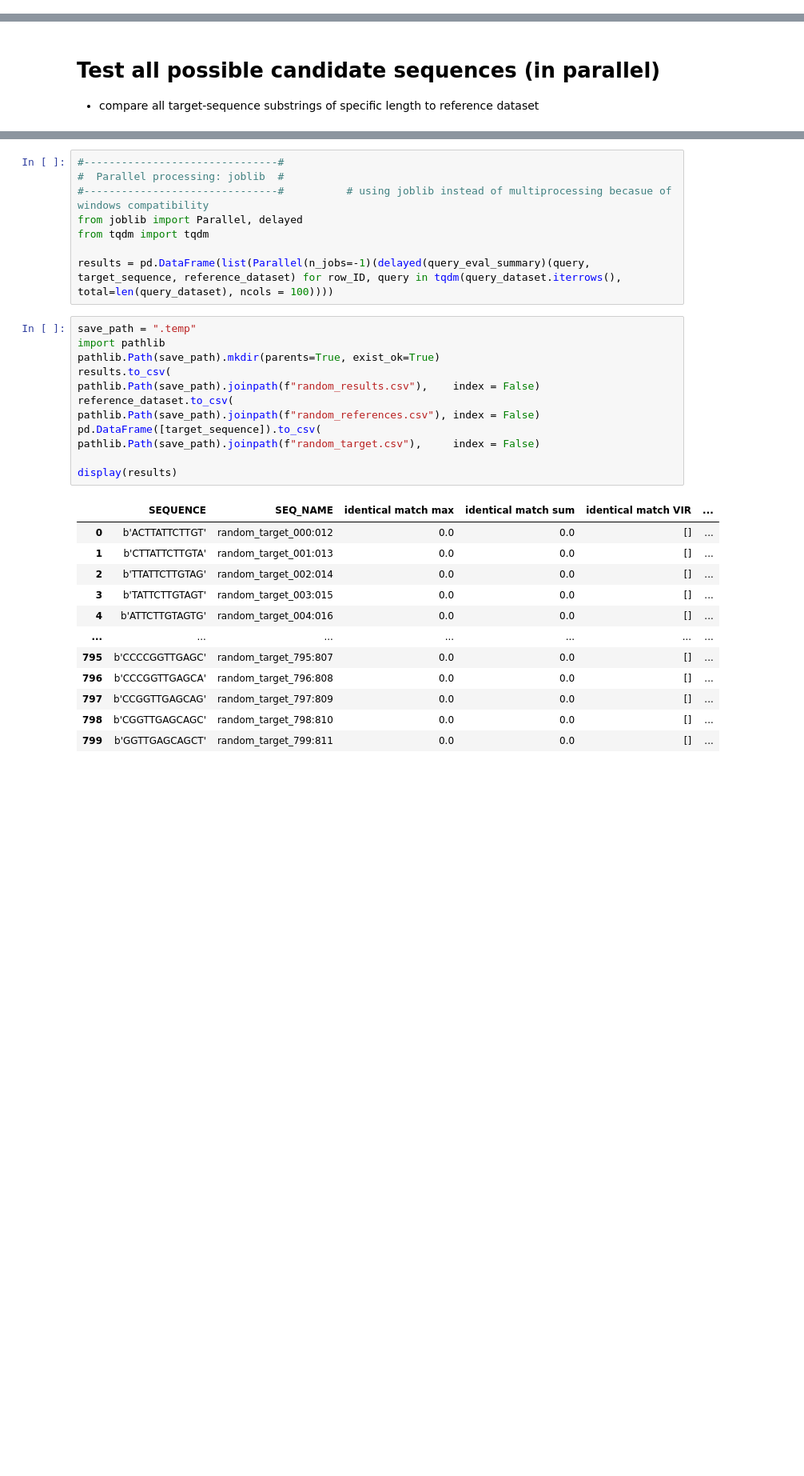
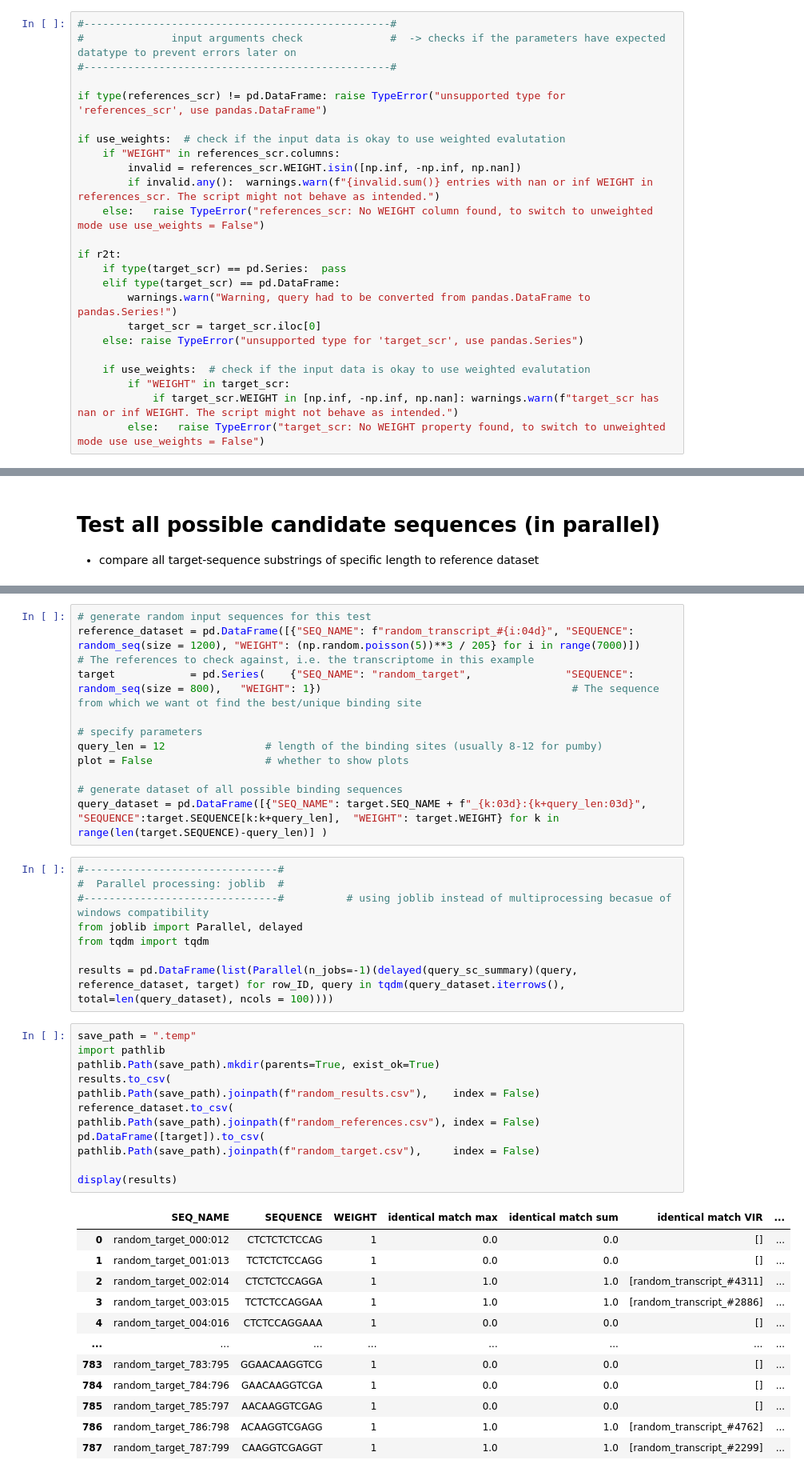
Before and after one commit to Q1vy/iGEM2025-TRAPS-Software-and-Modelling, a Jupyter notebook: target_search_test.ipynb, the cells around one changed output, grey strips where cells are left out. Shown at 80% size. Saved outputs shown, nothing was run; the diff lists cells and outputs as text; blank space fills up the shorter version.

```diff
--- a/target_search_test.ipynb
+++ b/target_search_test.ipynb
@@ -194 +276,25 @@ if len(results_T) > 1: raise ValueError("unexpected result, there should only be
+# %%
+#-------------------------------------------------#
+#              input arguments check              #  -> checks if the parameters have expected datatype to prevent errors later on
+#-------------------------------------------------#
+
+if type(references_scr) != pd.DataFrame: raise TypeError("unsupported type for 'references_scr', use pandas.DataFrame")
+
+if use_weights:  # check if the input data is okay to use weighted evalutation
+    if "WEIGHT" in references_scr.columns:
+        invalid = references_scr.WEIGHT.isin([np.inf, -np.inf, np.nan])
+        if invalid.any():  warnings.warn(f"{invalid.sum()} entries with nan or inf WEIGHT in references_scr. The script might not behave as intended.")
+    else:   raise TypeError("references_scr: No WEIGHT column found, to switch to unweighted mode use use_weights = False")
+
+if r2t:
+    if type(target_scr) == pd.Series:  pass
+    elif type(target_scr) == pd.DataFrame:
+        warnings.warn("Warning, query had to be converted from pandas.DataFrame to pandas.Series!")
+        target_scr = target_scr.iloc[0]
+    else: raise TypeError("unsupported type for 'target_scr', use pandas.Series")
+
+    if use_weights:  # check if the input data is okay to use weighted evalutation
+        if "WEIGHT" in target_scr:
+            if target_scr.WEIGHT in [np.inf, -np.inf, np.nan]: warnings.warn(f"target_scr has nan or inf WEIGHT. The script might not behave as intended.")
+        else:   raise TypeError("target_scr: No WEIGHT property found, to switch to unweighted mode use use_weights = False")
 # %%
@@ -570,3 +616,14 @@ display(query_dataset)
+# %%
+# generate random input sequences for this test
+reference_dataset = pd.DataFrame([{"SEQ_NAME": f"random_transcript_#{i:04d}", "SEQUENCE": random_seq(size = 1200), "WEIGHT": (np.random.poisson(5))**3 / 205} for i in range(7000)])      # The references to check against, i.e. the transcriptome in this example
+target            = pd.Series(    {"SEQ_NAME": "random_target",               "SEQUENCE": random_seq(size = 800),   "WEIGHT": 1})                                        # The sequence from which we want ot find the best/unique binding site
+
+# specify parameters
+query_len = 12                # length of the binding sites (usually 8-12 for pumby)
+plot = False                  # whether to show plots
+
+# generate dataset of all possible binding sequences
+query_dataset = pd.DataFrame([{"SEQ_NAME": target.SEQ_NAME + f"_{k:03d}:{k+query_len:03d}", "SEQUENCE":target.SEQUENCE[k:k+query_len],  "WEIGHT": target.WEIGHT} for k in range(len(target.SEQUENCE)-query_len)] )
 # %%
 #-------------------------------#
 #  Parallel processing: joblib  #
@@ -574,26 +631,26 @@ display(query_dataset)
 from joblib import Parallel, delayed
 from tqdm import tqdm
 
-results = pd.DataFrame(list(Parallel(n_jobs=-1)(delayed(query_eval_summary)(query, target_sequence, reference_dataset) for row_ID, query in tqdm(query_dataset.iterrows(), total=len(query_dataset), ncols = 100))))
+results = pd.DataFrame(list(Parallel(n_jobs=-1)(delayed(query_sc_summary)(query, reference_dataset, target) for row_ID, query in tqdm(query_dataset.iterrows(), total=len(query_dataset), ncols = 100))))
 # %%
 save_path = ".temp"
 import pathlib
 pathlib.Path(save_path).mkdir(parents=True, exist_ok=True)
 results.to_csv(                          pathlib.Path(save_path).joinpath(f"random_results.csv"),    index = False)
 reference_dataset.to_csv(                pathlib.Path(save_path).joinpath(f"random_references.csv"), index = False)
-pd.DataFrame([target_sequence]).to_csv(  pathlib.Path(save_path).joinpath(f"random_target.csv"),     index = False)
+pd.DataFrame([target]).to_csv(           pathlib.Path(save_path).joinpath(f"random_target.csv"),     index = False)
 
 display(results)
 # %% [output]
-|  | SEQUENCE | SEQ_NAME | identical match max | identical match sum | identical match VIR | ... |
-| 0 | b'ACTTATTCTTGT' | random_target_000:012 | 0.0 | 0.0 | [] | ... |
-| 1 | b'CTTATTCTTGTA' | random_target_001:013 | 0.0 | 0.0 | [] | ... |
-| 2 | b'TTATTCTTGTAG' | random_target_002:014 | 0.0 | 0.0 | [] | ... |
-| 3 | b'TATTCTTGTAGT' | random_target_003:015 | 0.0 | 0.0 | [] | ... |
-| 4 | b'ATTCTTGTAGTG' | random_target_004:016 | 0.0 | 0.0 | [] | ... |
-| ... | ... | ... | ... | ... | ... | ... |
-| 795 | b'CCCCGGTTGAGC' | random_target_795:807 | 0.0 | 0.0 | [] | ... |
-| 796 | b'CCCGGTTGAGCA' | random_target_796:808 | 0.0 | 0.0 | [] | ... |
-| 797 | b'CCGGTTGAGCAG' | random_target_797:809 | 0.0 | 0.0 | [] | ... |
-| 798 | b'CGGTTGAGCAGC' | random_target_798:810 | 0.0 | 0.0 | [] | ... |
-| 799 | b'GGTTGAGCAGCT' | random_target_799:811 | 0.0 | 0.0 | [] | ... |
+|  | SEQ_NAME | SEQUENCE | WEIGHT | identical match max | identical match sum | identical match VIR | ... |
+| 0 | random_target_000:012 | CTCTCTCTCCAG | 1 | 0.0 | 0.0 | [] | ... |
+| 1 | random_target_001:013 | TCTCTCTCCAGG | 1 | 0.0 | 0.0 | [] | ... |
+| 2 | random_target_002:014 | CTCTCTCCAGGA | 1 | 1.0 | 1.0 | [random_transcript_#4311] | ... |
+| 3 | random_target_003:015 | TCTCTCCAGGAA | 1 | 1.0 | 1.0 | [random_transcript_#2886] | ... |
+| 4 | random_target_004:016 | CTCTCCAGGAAA | 1 | 0.0 | 0.0 | [] | ... |
+| ... | ... | ... | ... | ... | ... | ... | ... |
+| 783 | random_target_783:795 | GGAACAAGGTCG | 1 | 0.0 | 0.0 | [] | ... |
+| 784 | random_target_784:796 | GAACAAGGTCGA | 1 | 0.0 | 0.0 | [] | ... |
+| 785 | random_target_785:797 | AACAAGGTCGAG | 1 | 0.0 | 0.0 | [] | ... |
+| 786 | random_target_786:798 | ACAAGGTCGAGG | 1 | 1.0 | 1.0 | [random_transcript_#4762] | ... |
+| 787 | random_target_787:799 | CAAGGTCGAGGT | 1 | 1.0 | 1.0 | [random_transcript_#2299] | ... |
```
Also changed, not shown: parts of 32 cells of this notebook, 4 other files.
